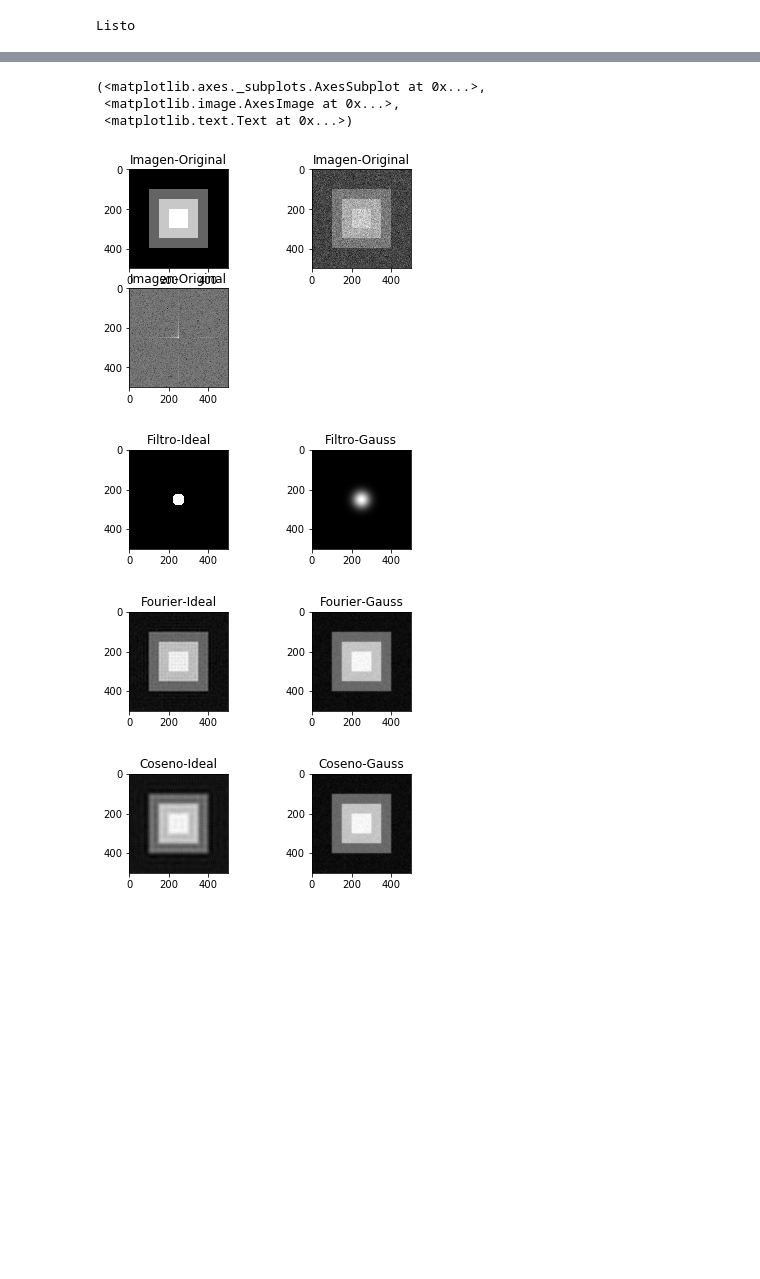
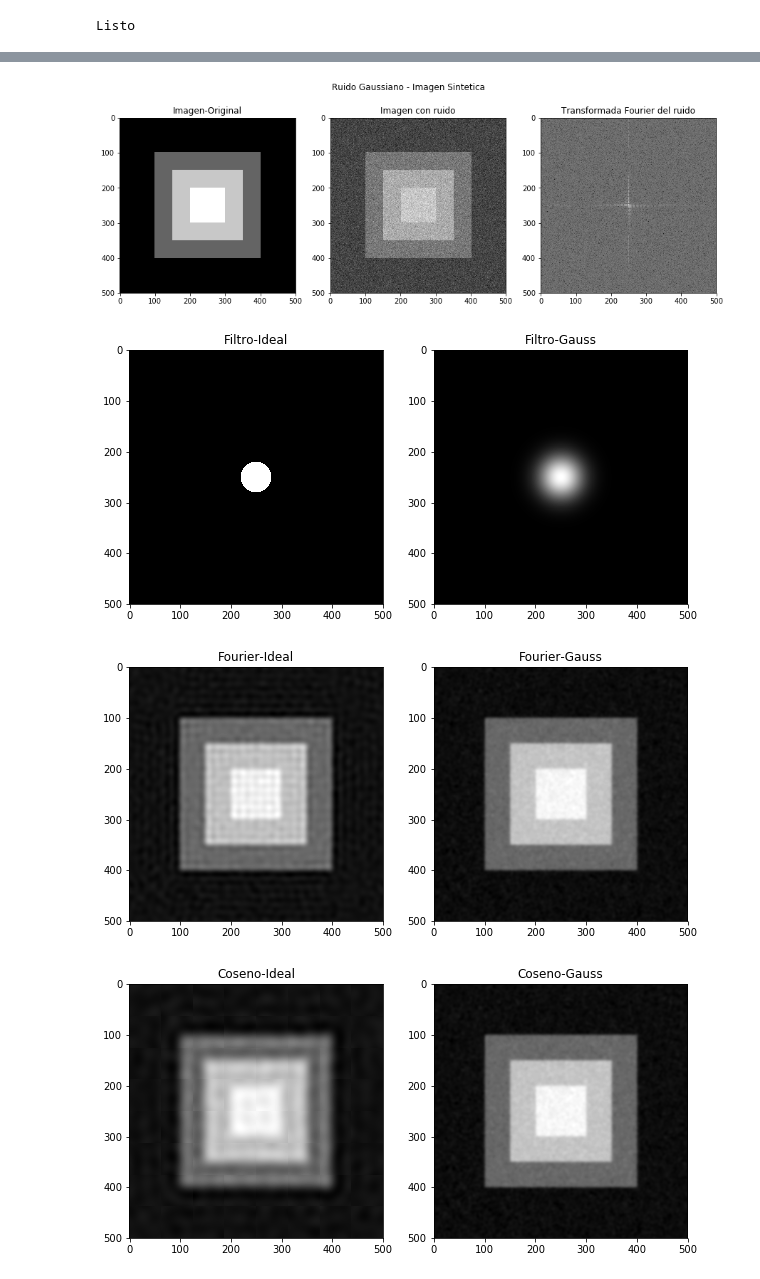
Before and after one commit to seradiazpin/MachineVisionUnal, a Jupyter notebook: Tarea2/Tarea2.ipynb, the cells around one changed output, grey strips where cells are left out. Saved outputs shown, nothing was run; the diff lists cells and outputs as text; code cells hidden in the pictures; blank space fills up the shorter version.

```diff
--- a/Tarea2/Tarea2.ipynb
+++ b/Tarea2/Tarea2.ipynb
@@ -17,10 +21,11 @@ from IPython.display import Image
 import numpy as np
 from matplotlib import pyplot as plt
 from __future__ import division
-from scipy.fftpack import fft, fftfreq
+from scipy.fftpack import dst,idst
+#from scipy.fftpack import fft, fftfreq
 import pywt
 
-img = cv2.imread('Fig/monta.png',0)
+img = cv2.imread('Fig/face.png',0)
 print "Listo"
 # %% [output]
 Listo
@@ -179,53 +285,56 @@ def salt_peper(size,salt = 253,peper = 3):
     noise[generator <= peper] = 0
     noise[generator >= salt] = 255
     return noise
 
 
 gaussian_noise = np.zeros((500, 500))
 cv2.randn(gaussian_noise,128,30);
 img_noise = check + gaussian_noise
 
 tt = fft(img_noise)
 filter_mat = ideal2d(gaussian_noise.shape,30)
 filter_mat2 = gauss2d_lp(gaussian_noise.shape,30)
 
 img_filterI = ifft(fft(img_noise)*filter_mat)
 img_filterG = ifft(fft(img_noise)*filter_mat2)
 
 #Transformada del coseno
 img_2_filterI = ict(ctt(img_noise)*filter_mat)
 img_2_filterG = ifft(fft(img_noise)*filter_mat2)
 
 #Transformada de harley
 
 img_3_filterI = iht(ht(img_noise)*filter_mat)
 img_3_filterG = ifft(fft(img_noise)*filter_mat2)
 
-plt.figure(1)
-plt.subplot(221), plt.imshow(check, cmap=plt.cm.gray), plt.title('Imagen-Original')
-plt.subplot(222), plt.imshow(img_noise, cmap=plt.cm.gray), plt.title('Imagen-Original')
-plt.subplot(223), plt.imshow(20*np.log(abs(tt)), cmap=plt.cm.gray), plt.title('Imagen-Original')
+plt.figure(1,figsize=(15,5))
+plt.suptitle('Ruido Gaussiano - Imagen Sintetica')
+plt.subplot(131), plt.imshow(check, cmap=plt.cm.gray), plt.title('Imagen-Original')
+plt.subplot(132), plt.imshow(img_noise, cmap=plt.cm.gray), plt.title('Imagen con ruido')
+plt.subplot(133), plt.imshow(20*np.log(abs(tt)), cmap=plt.cm.gray), plt.title('Transformada Fourier del ruido')
+plt.show()
 
-plt.figure(2)
-plt.subplot(221), plt.imshow(filter_mat, cmap=plt.cm.gray), plt.title('Filtro-Ideal')
-plt.subplot(222), plt.imshow(filter_mat2, cmap=plt.cm.gray), plt.title('Filtro-Gauss')
+plt.figure(2,figsize=(10,5))
+plt.subplot(121), plt.imshow(filter_mat, cmap=plt.cm.gray), plt.title('Filtro-Ideal')
+plt.subplot(122), plt.imshow(filter_mat2, cmap=plt.cm.gray), plt.title('Filtro-Gauss')
+plt.show()
 
-plt.figure(3)
-plt.subplot(221), plt.imshow(img_filterI, cmap=plt.cm.gray), plt.title('Fourier-Ideal')
-plt.subplot(222), plt.imshow(img_filterG, cmap=plt.cm.gray), plt.title('Fourier-Gauss')
+plt.figure(3,figsize=(10,5))
+plt.subplot(121), plt.imshow(img_filterI, cmap=plt.cm.gray), plt.title('Fourier-Ideal')
+plt.subplot(122), plt.imshow(img_filterG, cmap=plt.cm.gray), plt.title('Fourier-Gauss')
+plt.show()
 
-plt.figure(4)
-plt.subplot(221), plt.imshow(img_2_filterI, cmap=plt.cm.gray), plt.title('Coseno-Ideal')
-plt.subplot(222), plt.imshow(img_2_filterG, cmap=plt.cm.gray), plt.title('Coseno-Gauss')
+plt.figure(4,figsize=(10,5))
+plt.subplot(121), plt.imshow(img_2_filterI, cmap=plt.cm.gray), plt.title('Coseno-Ideal')
+plt.subplot(122), plt.imshow(img_2_filterG, cmap=plt.cm.gray), plt.title('Coseno-Gauss')
+plt.show()
 
-plt.figure(5)
-plt.subplot(221), plt.imshow(img_3_filterI, cmap=plt.cm.gray), plt.title('Hartley-Ideal')
-plt.subplot(222), plt.imshow(img_3_filterG, cmap=plt.cm.gray), plt.title('Hartley-Gauss')
+plt.figure(5,figsize=(10,5))
+plt.subplot(121), plt.imshow(img_3_filterI, cmap=plt.cm.gray), plt.title('Hartley-Ideal')
+plt.subplot(122), plt.imshow(img_3_filterG, cmap=plt.cm.gray), plt.title('Hartley-Gauss')
+plt.show()
 # %% [output]
-(<matplotlib.axes._subplots.AxesSubplot at 0x...>,
- <matplotlib.image.AxesImage at 0x...>,
- <matplotlib.text.Text at 0x...>)
-[figure, old version]
+[figure, new version]
-[figure, old version]
+[figure, new version]
-[figure, old version]
+[figure, new version]
-[figure, old version]
+[figure, new version]
```
Also changed, not shown: parts of 12 cells of this notebook, 1 other file.
